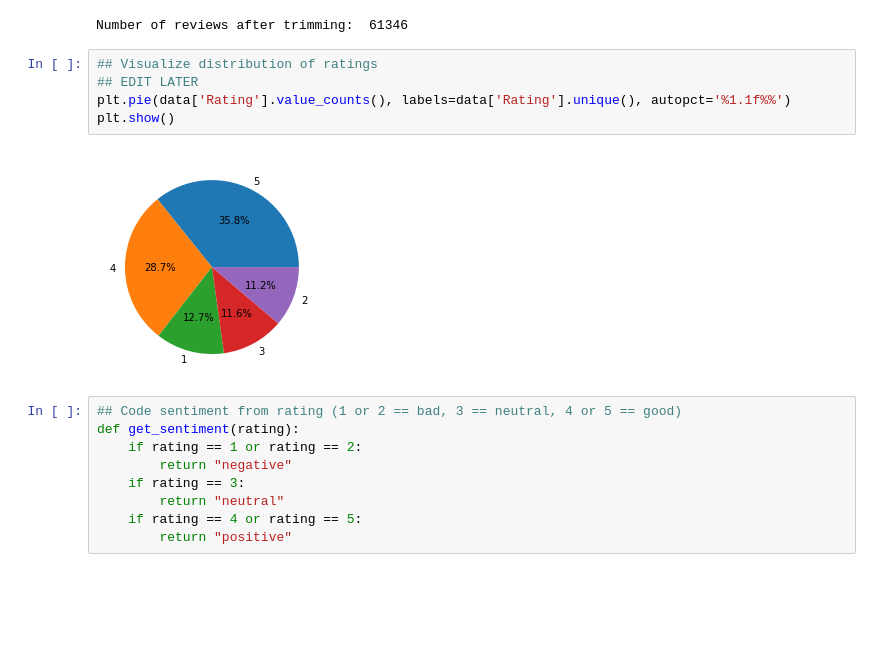
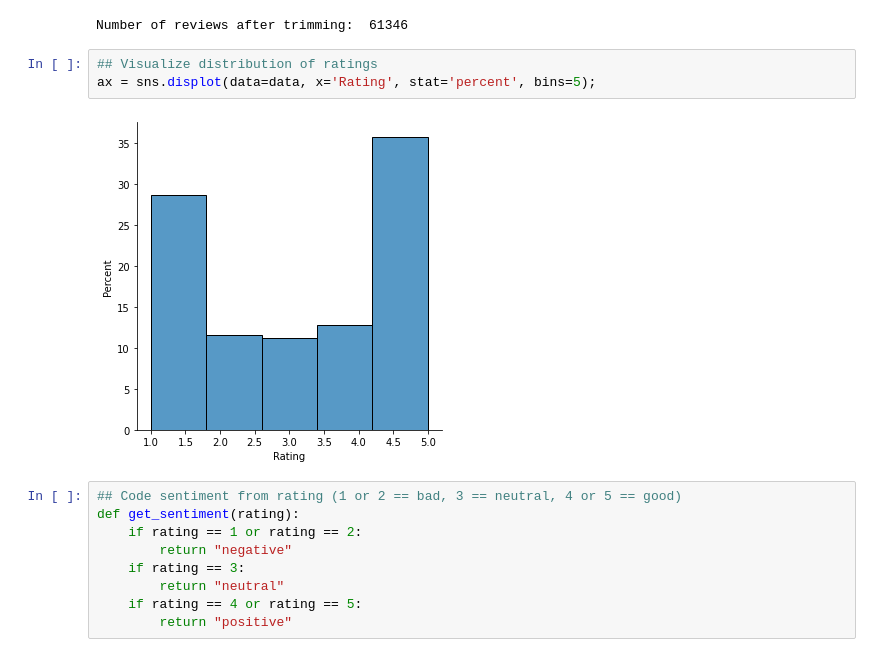
Before and after one commit to ashwininepa/NLP-Era, a Jupyter notebook: spotify_review_project/notebooks/reviews_eda.ipynb, the cells around one changed output. Saved outputs shown, nothing was run; the diff lists cells and outputs as text; blank space fills up the shorter version.

```diff
--- a/spotify_review_project/notebooks/reviews_eda.ipynb
+++ b/spotify_review_project/notebooks/reviews_eda.ipynb
@@ -150,13 +151,11 @@ data = data[data.Length < 150]
 print("Number of reviews after trimming: ", len(data))
 # %% [output]
 Number of reviews after trimming:  61346
-# %%
-## Visualize distribution of ratings
-## EDIT LATER
-plt.pie(data['Rating'].value_counts(), labels=data['Rating'].unique(), autopct='%1.1f%%')
-plt.show()
-# %% [output]
-[figure, removed]
+# %%
+## Visualize distribution of ratings
+ax = sns.displot(data=data, x='Rating', stat='percent', bins=5);
+# %% [output]
+[figure, added]
 # %%
 ## Code sentiment from rating (1 or 2 == bad, 3 == neutral, 4 or 5 == good)
 def get_sentiment(rating):
```
Also changed, not shown: parts of 32 cells of this notebook.
